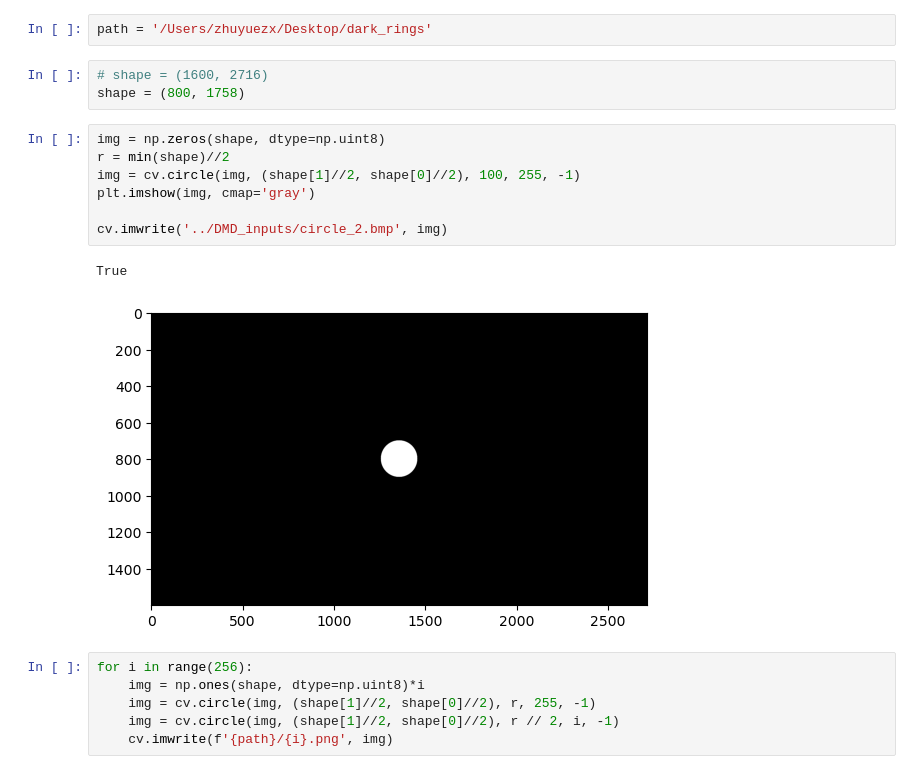
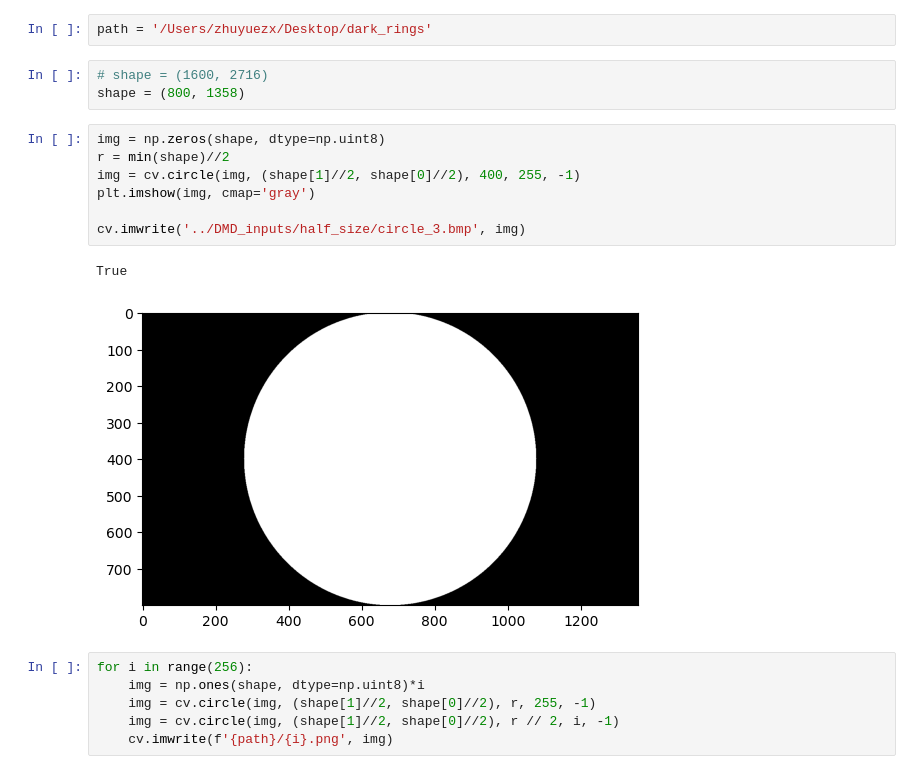
Before and after one commit to zhuyuezx/CSC494_holoprojector, a Jupyter notebook: Code/random.ipynb, the cells around one changed output. Cells and saved outputs as stored; diff of their text form.

```diff
--- a/Code/random.ipynb
+++ b/Code/random.ipynb
@@ -6,17 +6,17 @@ import cv2 as cv
 path = '/Users/zhuyuezx/Desktop/dark_rings'
 # %%
 # shape = (1600, 2716)
-shape = (800, 1758)
+shape = (800, 1358)
 # %%
 img = np.zeros(shape, dtype=np.uint8)
 r = min(shape)//2
-img = cv.circle(img, (shape[1]//2, shape[0]//2), 100, 255, -1)
+img = cv.circle(img, (shape[1]//2, shape[0]//2), 400, 255, -1)
 plt.imshow(img, cmap='gray')
 
-cv.imwrite('../DMD_inputs/circle_2.bmp', img)
+cv.imwrite('../DMD_inputs/half_size/circle_3.bmp', img)
 # %% [output]
 True
-[figure, old version]
+[figure, new version]
 # %%
 for i in range(256):
     img = np.ones(shape, dtype=np.uint8)*i
```
